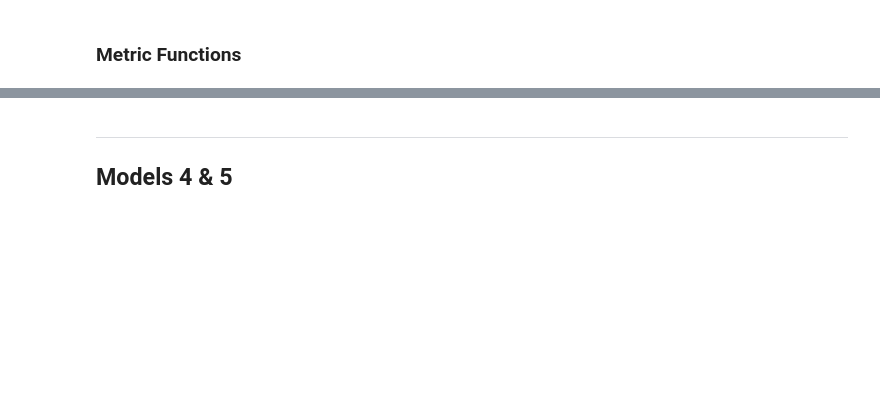
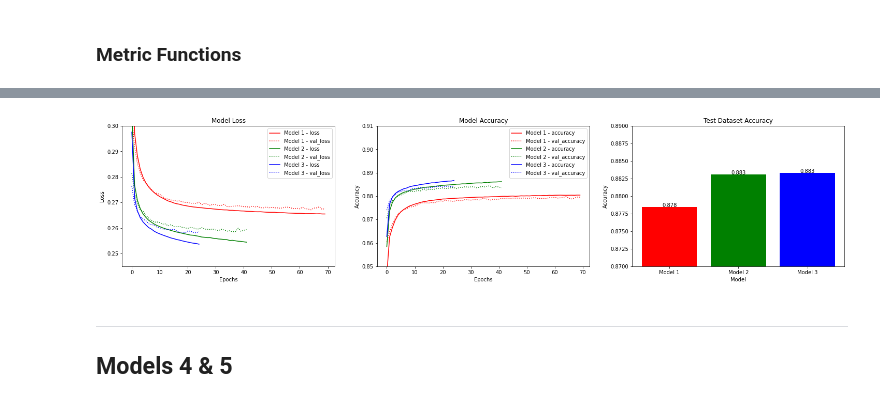
Before and after one commit to JosephLazarus/QTW, a Jupyter notebook: Case Study 6/CaseStudy6_Final.ipynb, the cells around one changed output, grey strips where cells are left out. Drawn from its saved outputs; the diff is of its cells as text; code cells hidden in the pictures; blank space fills up the shorter version.

```diff
--- a/Case Study 6/CaseStudy6_Final.ipynb
+++ b/Case Study 6/CaseStudy6_Final.ipynb
@@ -414,3 +462,7 @@ plt.show()
+# %%
+matrices_plot(models_histories, test_matrices, .245, .3, .85, .91, .87, .89)
+# %% [output]
+[figure, added]
 # %% [markdown]
 ---
 ## Models 4 & 5
```
Also changed, not shown: parts of 19 cells of this notebook.
